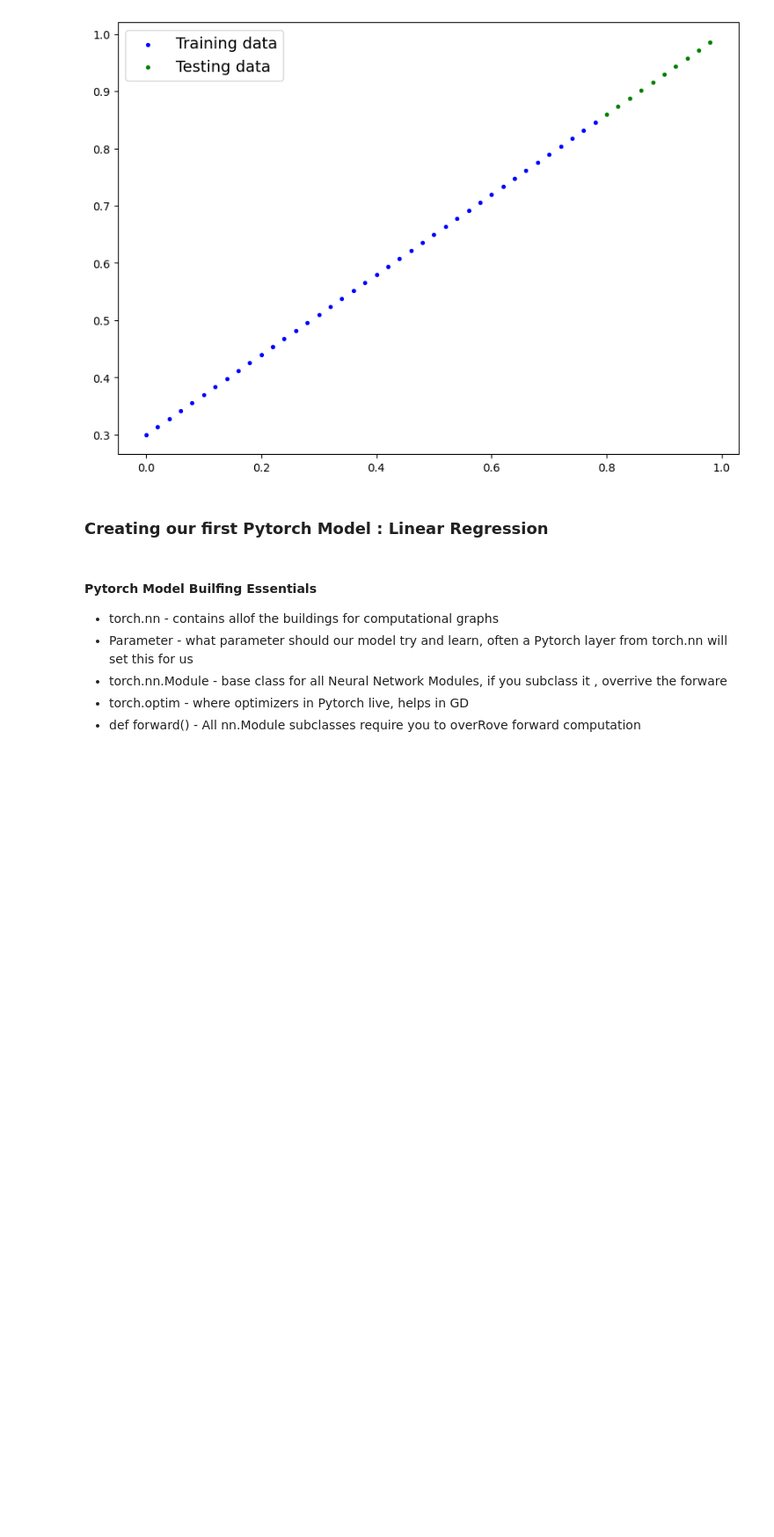
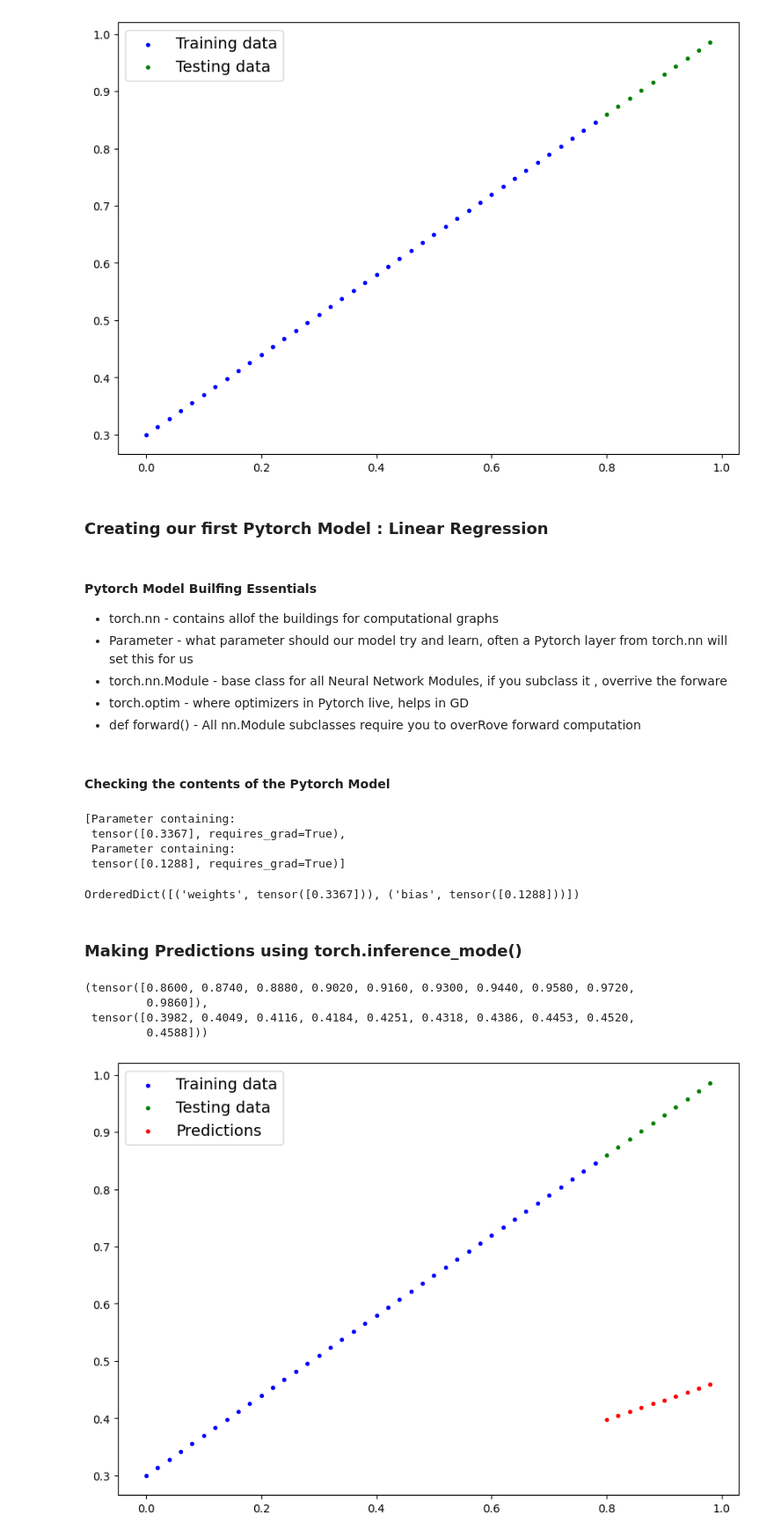
Before and after one commit to Suman196pokhrel/dl_with_python, a Jupyter notebook: Pytorch_101/pytorch_workflows/data_preparing_loading.ipynb, the cells around one changed output. Shown at 88% size. Drawn from its saved outputs; the diff is of its cells as text; code cells hidden in the pictures; blank space fills up the shorter version.

Commit message:
Custom Pytorch model added

```diff
--- a/Pytorch_101/pytorch_workflows/data_preparing_loading.ipynb
+++ b/Pytorch_101/pytorch_workflows/data_preparing_loading.ipynb
@@ -87,3 +87,40 @@ class LinearRegressionModel(nn.Module):
 * torch.nn.Module - base class for all Neural Network Modules, if you subclass it , overrive the forware
 * torch.optim - where optimizers in Pytorch live, helps in GD
 * def forward() - All nn.Module subclasses require you to overRove forward computation
+# %% [markdown]
+#### Checking the contents of the Pytorch Model
+# %%
+# Create Random Seed
+th.manual_seed(42)
+
+# Create an instance of the model
+model_0 = LinearRegressionModel()
+
+# Check the Parameters
+list(model_0.parameters())
+# %% [output]
+[Parameter containing:
+ tensor([0.3367], requires_grad=True),
+ Parameter containing:
+ tensor([0.1288], requires_grad=True)]
+# %%
+# List Named Parameters
+model_0.state_dict()
+# %% [output]
+OrderedDict([('weights', tensor([0.3367])), ('bias', tensor([0.1288]))])
+# %% [markdown]
+### Making Predictions using torch.inference_mode()
+# %%
+with th.inference_mode():
+    y_preds = model_0(X_test)
+
+y_test, y_preds
+# %% [output]
+(tensor([0.8600, 0.8740, 0.8880, 0.9020, 0.9160, 0.9300, 0.9440, 0.9580, 0.9720,
+         0.9860]),
+ tensor([0.3982, 0.4049, 0.4116, 0.4184, 0.4251, 0.4318, 0.4386, 0.4453, 0.4520,
+         0.4588]))
+# %%
+plot_predictions(predictions=y_preds)
+# %% [output]
+[figure, added]
```
Also changed, not shown: parts of 4 cells of this notebook.
